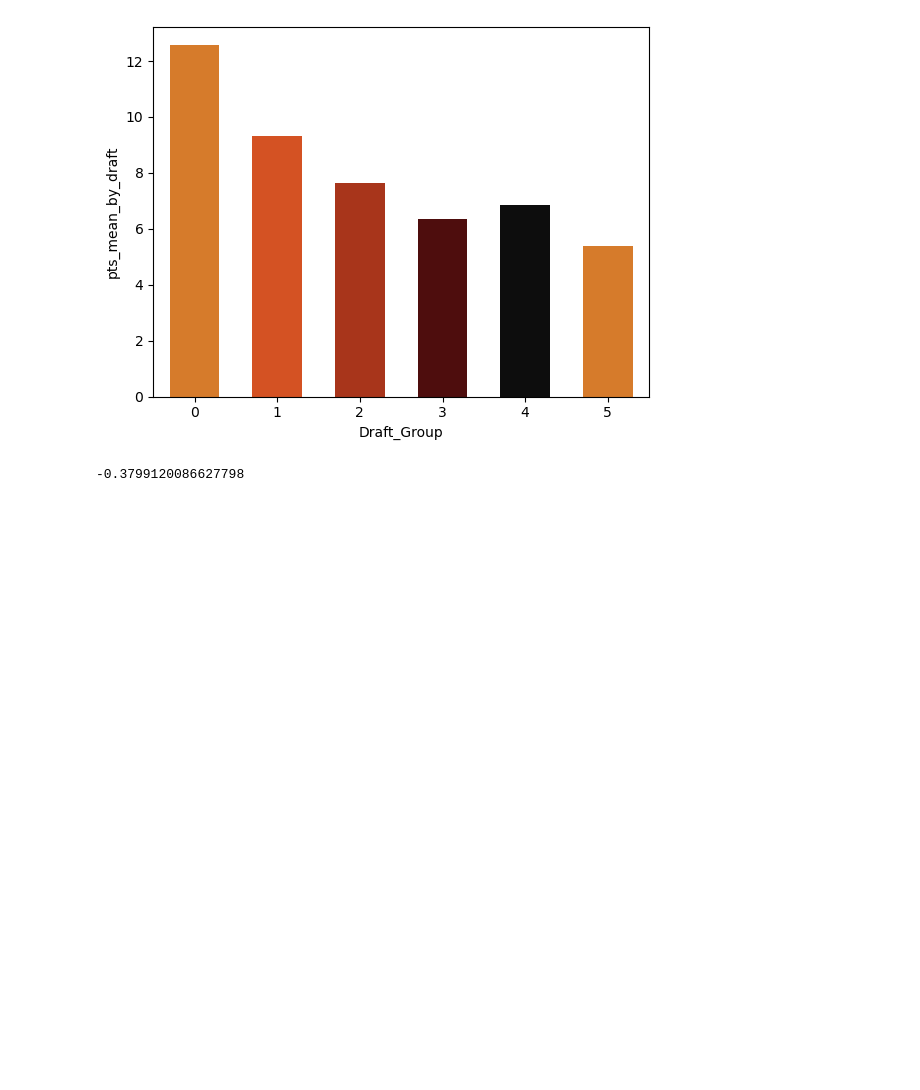
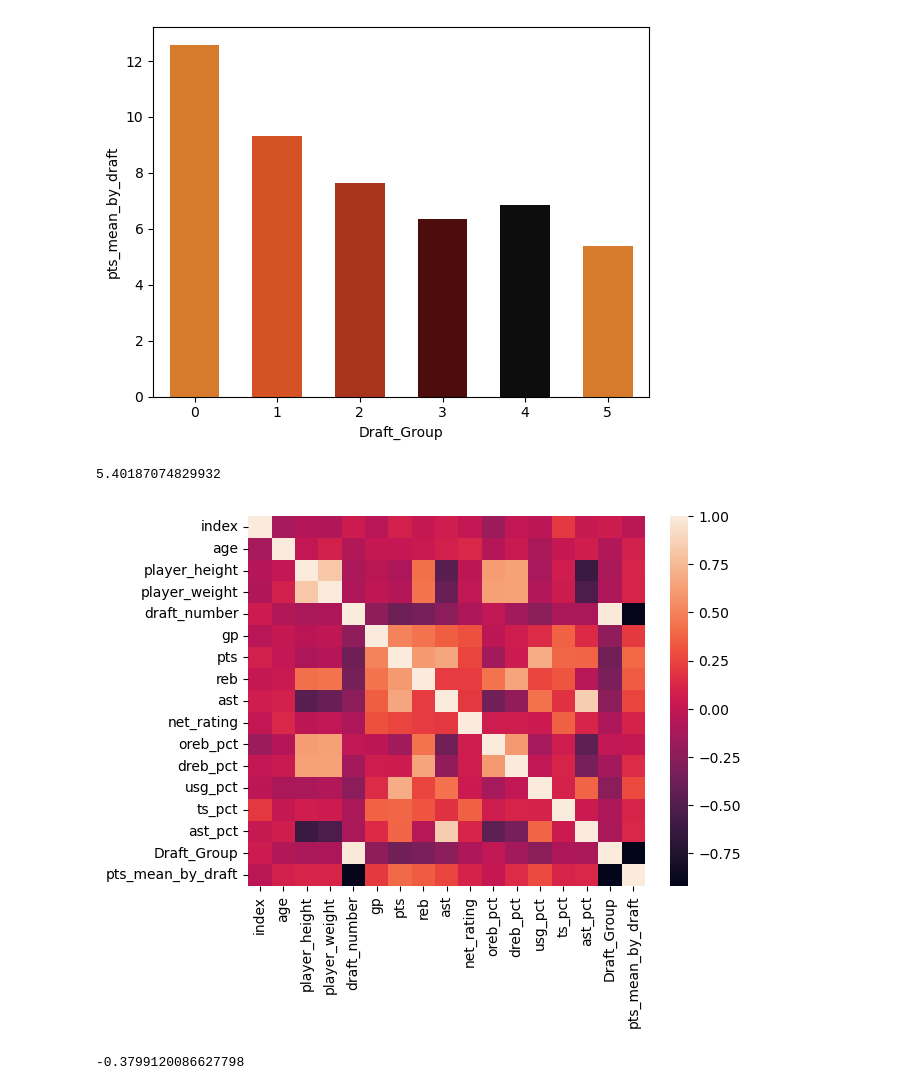
Before and after one commit to geovatatsuga/icd, a Jupyter notebook: relatorio.ipynb, the cells around one changed output. Drawn from its saved outputs; the diff is of its cells as text; code cells hidden in the pictures; blank space fills up the shorter version.

```diff
--- a/relatorio.ipynb
+++ b/relatorio.ipynb
@@ -125,6 +124,16 @@ sns.barplot(dfDraft, x="Draft_Group", y="pts_mean_by_draft", dodge=True, width=0
 # %% [output]
 <Axes: xlabel='Draft_Group', ylabel='pts_mean_by_draft'>
 [figure]
+# %%
+dfDraft["pts_mean_by_draft"][dfDraft["Draft_Group"] == 5].max()
+# %% [output]
+5.40187074829932
+# %%
+cormat = dfDraft.corr()
+round(cormat,2)
+sns.heatmap(cormat);
+# %% [output]
+[figure, added]
 # %%
 #Existe correlação que quanto menor for a posição no draft, maior será a média de pontos
 
```
Also changed, not shown: parts of 8 cells of this notebook.
